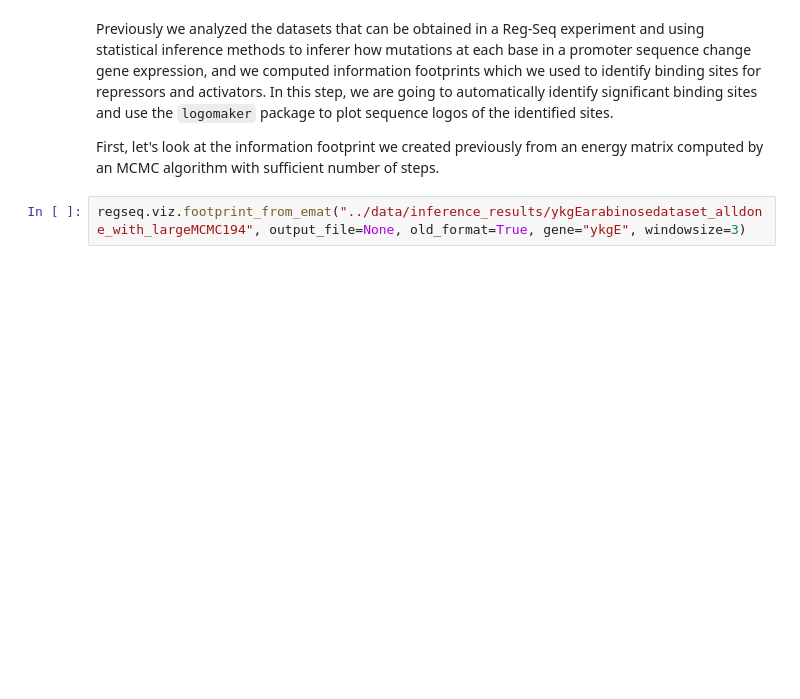
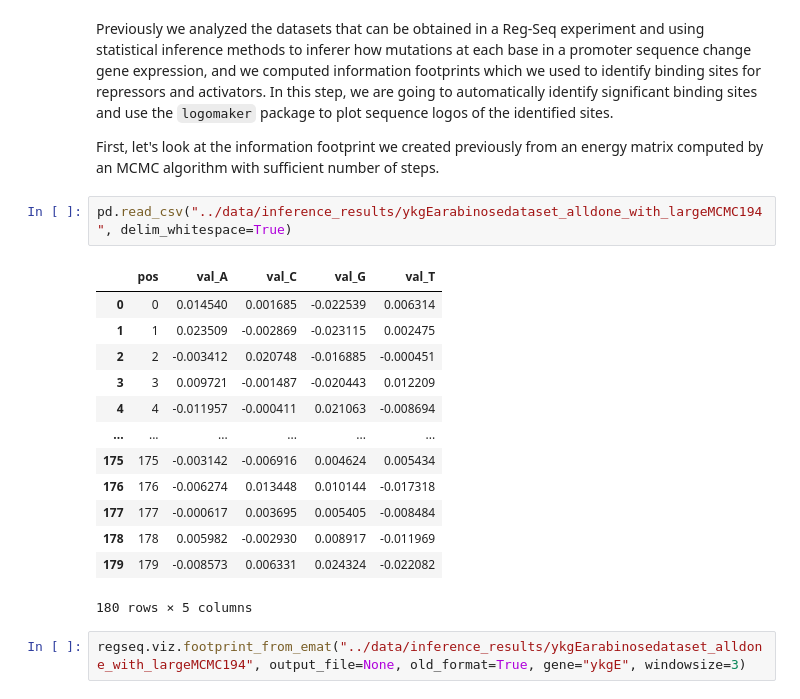
Before and after one commit to RPGroup-PBoC/RegSeq, a Jupyter notebook: notebooks/4_4_plot_sequence_logo.ipynb, the cells around one changed output. Saved outputs shown, nothing was run; the diff lists cells and outputs as text; blank space fills up the shorter version.

```diff
--- a/notebooks/4_4_plot_sequence_logo.ipynb
+++ b/notebooks/4_4_plot_sequence_logo.ipynb
@@ -24,6 +24,22 @@ For a detailed explanation of the steps leading to this notebook, as well as the
 Previously we analyzed the datasets that can be obtained in a Reg-Seq experiment and using statistical inference methods to inferer how mutations at each base in a promoter sequence change gene expression, and we computed information footprints which we used to identify binding sites for repressors and activators. In this step, we are going to automatically identify significant binding sites and use the `logomaker` package to plot sequence logos of the identified sites.
 
 First, let's look at the information footprint we created previously from an energy matrix computed by an MCMC algorithm with sufficient number of steps.
+# %%
+pd.read_csv("../data/inference_results/ykgEarabinosedataset_alldone_with_largeMCMC194", delim_whitespace=True)
+# %% [output]
+|  | pos | val_A | val_C | val_G | val_T |
+| 0 | 0 | 0.014540 | 0.001685 | -0.022539 | 0.006314 |
+| 1 | 1 | 0.023509 | -0.002869 | -0.023115 | 0.002475 |
+| 2 | 2 | -0.003412 | 0.020748 | -0.016885 | -0.000451 |
+| 3 | 3 | 0.009721 | -0.001487 | -0.020443 | 0.012209 |
+| 4 | 4 | -0.011957 | -0.000411 | 0.021063 | -0.008694 |
+| ... | ... | ... | ... | ... | ... |
+| 175 | 175 | -0.003142 | -0.006916 | 0.004624 | 0.005434 |
+| 176 | 176 | -0.006274 | 0.013448 | 0.010144 | -0.017318 |
+| 177 | 177 | -0.000617 | 0.003695 | 0.005405 | -0.008484 |
+| 178 | 178 | 0.005982 | -0.002930 | 0.008917 | -0.011969 |
+| 179 | 179 | -0.008573 | 0.006331 | 0.024324 | -0.022082 |
+180 rows × 5 columns
 # %%
 regseq.viz.footprint_from_emat("../data/inference_results/ykgEarabinosedataset_alldone_with_largeMCMC194", output_file=None, old_format=True, gene="ykgE", windowsize=3)
 # %% [output]
```
Also changed, not shown: 5 other files.
